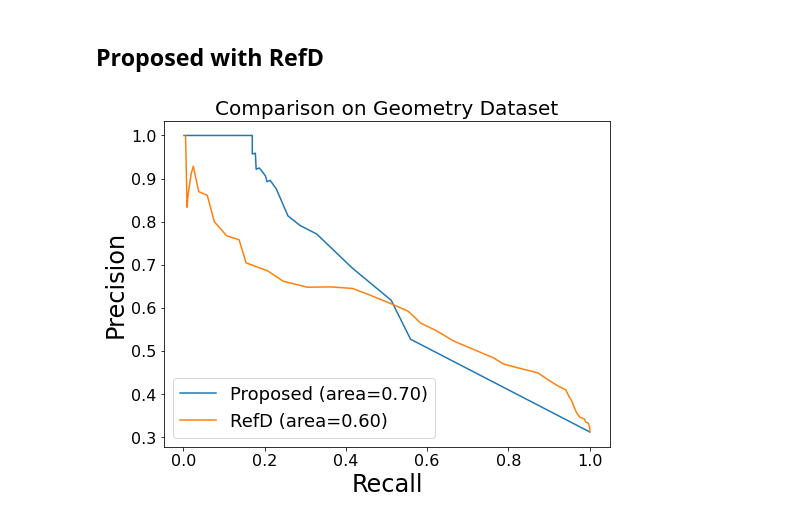
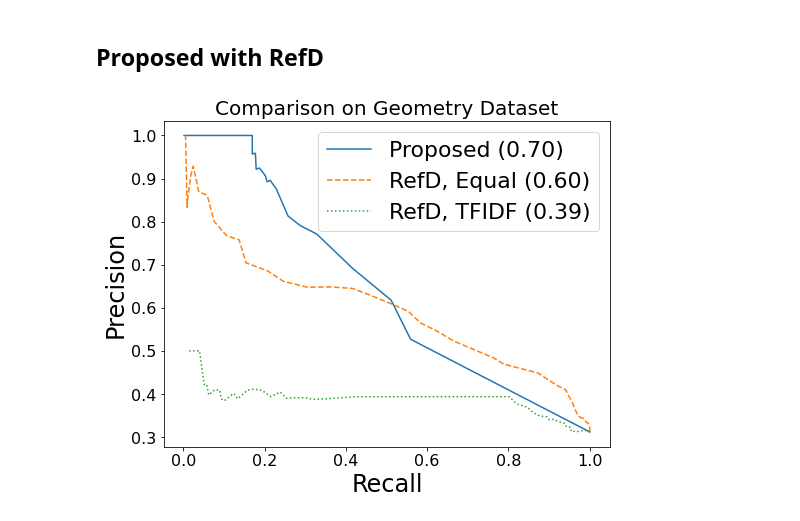
Before and after one commit to itsshivampal/Concept-Prerequiste-Learning, a Jupyter notebook: Geometry Exp Setup/result_analysis/Graph Plotting.ipynb, the cells around one changed output. Cells and saved outputs as stored; diff of their text form; code cells hidden in the pictures.

```diff
--- a/Geometry Exp Setup/result_analysis/Graph Plotting.ipynb
+++ b/Geometry Exp Setup/result_analysis/Graph Plotting.ipynb
@@ -201,43 +215,54 @@ plt.savefig("geometry_proposed_results.png")
 # %% [markdown]
 ## Proposed with RefD
 # %%
+df1 = pd.read_csv("predicted_prereq.csv")
+df2 = pd.read_csv("refd_estimated_results.csv")
+
 ground_truth = df1["relation"].to_numpy().ravel()
 
 pr_tfidf = df1["tfidf_score"].to_numpy().ravel()
 pr_tfidf = array_normalization(pr_tfidf)
 
 refd = df2["refd_equal"].to_numpy().ravel()
 refd = array_normalization(refd)
 
+refd1 = df2["refd_tfidf"].to_numpy().ravel()
+refd1 = array_normalization(refd1)
+
 
 precision1, recall1, area1 = get_precision_recall(ground_truth, pr_tfidf)
 area1 = "{:.2f}".format(area1)
-label1 = "Proposed (area={})".format((area1))
+label1 = "Proposed ({})".format((area1))
 
 precision2, recall2, area2 = get_precision_recall(ground_truth, refd)
 area2 = "{:.2f}".format(area2)
-label2 = "RefD (area={})".format((area2))
+label2 = "RefD, Equal ({})".format((area2))
+
+precision3, recall3, area3 = get_precision_recall(ground_truth, refd1)
+area3 = "{:.2f}".format(area3)
+label3 = "RefD, TFIDF ({})".format((area3))
 
 
 import matplotlib.pyplot as plt
 
 plt.rc('font', size = 16)          # controls default text sizes
 plt.rc('axes', titlesize = 20)     # fontsize of the axes title
 plt.rc('axes', labelsize = 24)    # fontsize of the x and y labels
 plt.rc('xtick', labelsize = 16)    # fontsize of the tick labels
 plt.rc('ytick', labelsize = 16)    # fontsize of the tick labels
-plt.rc('legend', fontsize = 18)    # legend fontsize
+plt.rc('legend', fontsize = 22)    # legend fontsize
 plt.rc('figure', titlesize = 25)  # fontsize of the figure title
 plt.figure(figsize=(8, 6))
 
 
 plt.clf()
 plt.xlabel("Recall")
 plt.ylabel("Precision")
-plt.plot(recall1, precision1, label = label1)
-plt.plot(recall2, precision2, label = label2)
-plt.legend(loc="lower left")
+plt.plot(recall1, precision1, label = label1, linestyle='solid')
+plt.plot(recall2, precision2, label = label2, linestyle='dashed')
+plt.plot(recall3, precision3, label = label3, linestyle='dotted')
+plt.legend(loc="upper right")
 plt.title("Comparison on Geometry Dataset")
 plt.savefig("geometry_refd_prop.png")
 # %% [output]
-[figure, old version]
+[figure, new version]
```
Also changed, not shown: parts of 1 cell of this notebook, 13 other files.
